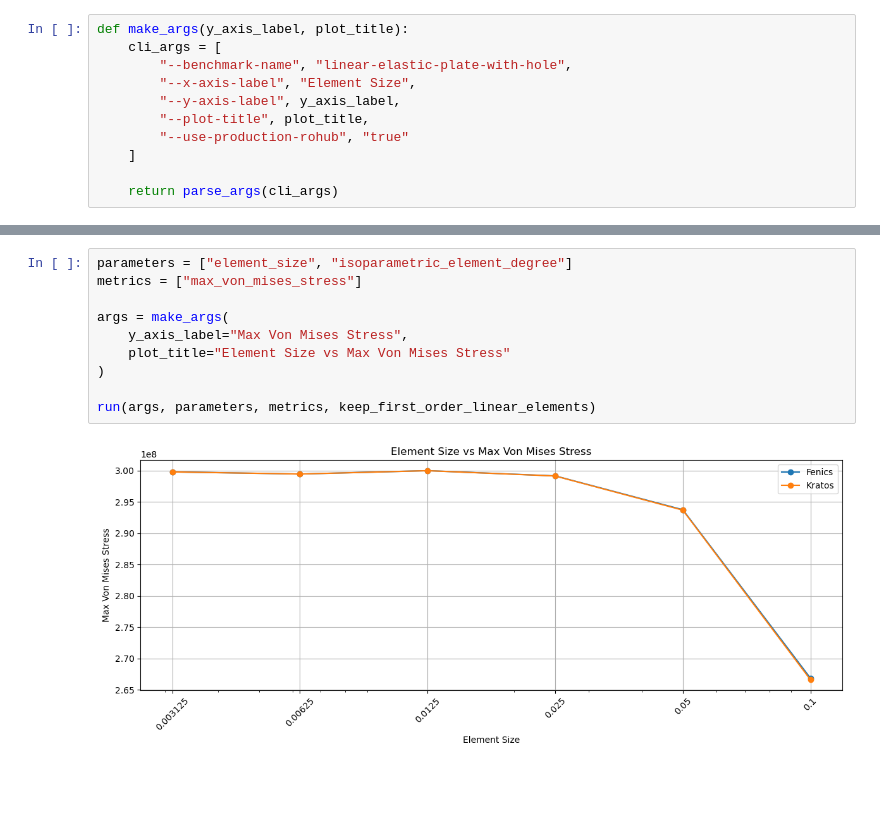
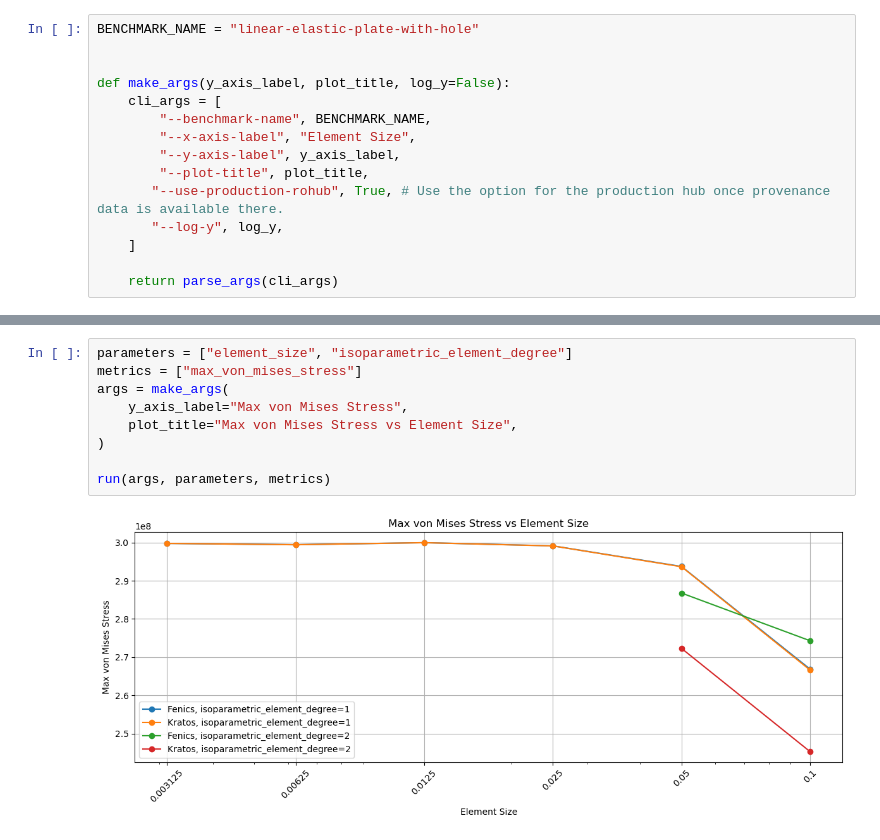
Before and after one commit to Simulation-Benchmarks/linear-elastic-plate-with-hole, a Jupyter notebook: notebooks/RoCrate.ipynb, the cells around one changed output, grey strips where cells are left out. Saved outputs shown, nothing was run; the diff lists cells and outputs as text; blank space fills up the shorter version.

```diff
--- a/notebooks/RoCrate.ipynb
+++ b/notebooks/RoCrate.ipynb
@@ -14,11 +25,15 @@ from plot_plate_with_hole_metrics import keep_first_order_linear_elements
 # %%
-def make_args(y_axis_label, plot_title):
+BENCHMARK_NAME = "linear-elastic-plate-with-hole"
+
+
+def make_args(y_axis_label, plot_title, log_y=False):
     cli_args = [
-        "--benchmark-name", "linear-elastic-plate-with-hole",
+        "--benchmark-name", BENCHMARK_NAME,
         "--x-axis-label", "Element Size",
         "--y-axis-label", y_axis_label,
         "--plot-title", plot_title,
-        "--use-production-rohub", "true"
+       "--use-production-rohub", True, # Use the option for the production hub once provenance data is available there.
+       "--log-y", log_y,
     ]
 
     return parse_args(cli_args)
@@ -25,12 +44,11 @@ def make_args(y_axis_label, plot_title):
 # %%
 parameters = ["element_size", "isoparametric_element_degree"]
 metrics = ["max_von_mises_stress"]
-
 args = make_args(
-    y_axis_label="Max Von Mises Stress",
-    plot_title="Element Size vs Max Von Mises Stress"
+    y_axis_label="Max von Mises Stress",
+    plot_title="Max von Mises Stress vs Element Size",
 )
 
-run(args, parameters, metrics, keep_first_order_linear_elements)
+run(args, parameters, metrics)
 # %% [output]
-[figure, old version]
+[figure, new version]
```
Also changed, not shown: parts of 10 cells of this notebook, 5 other files.
